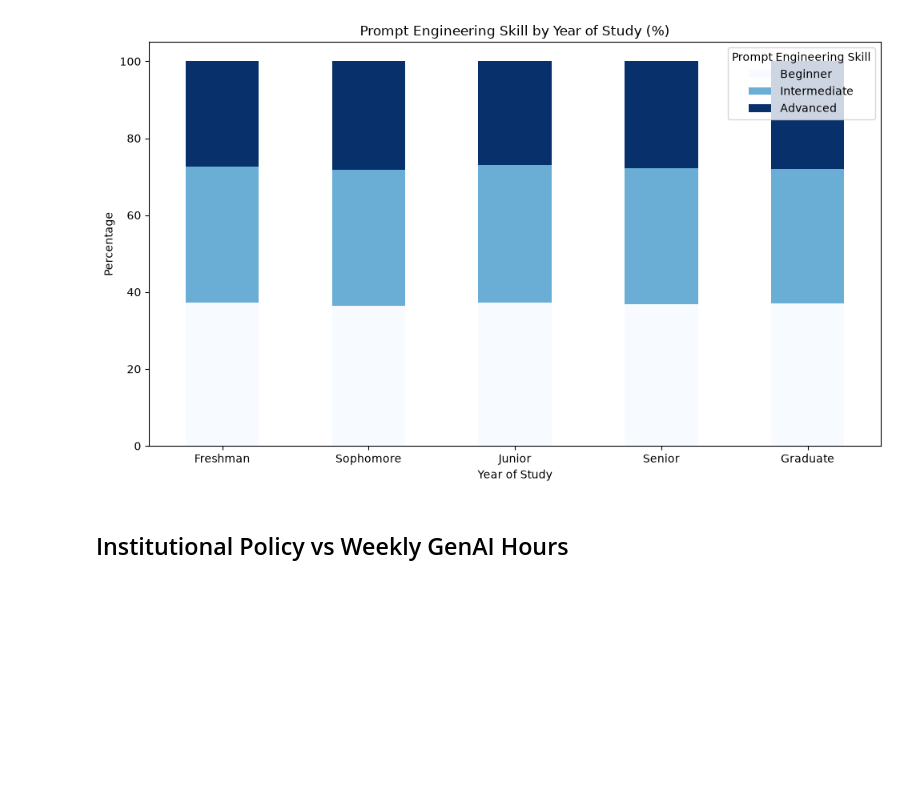
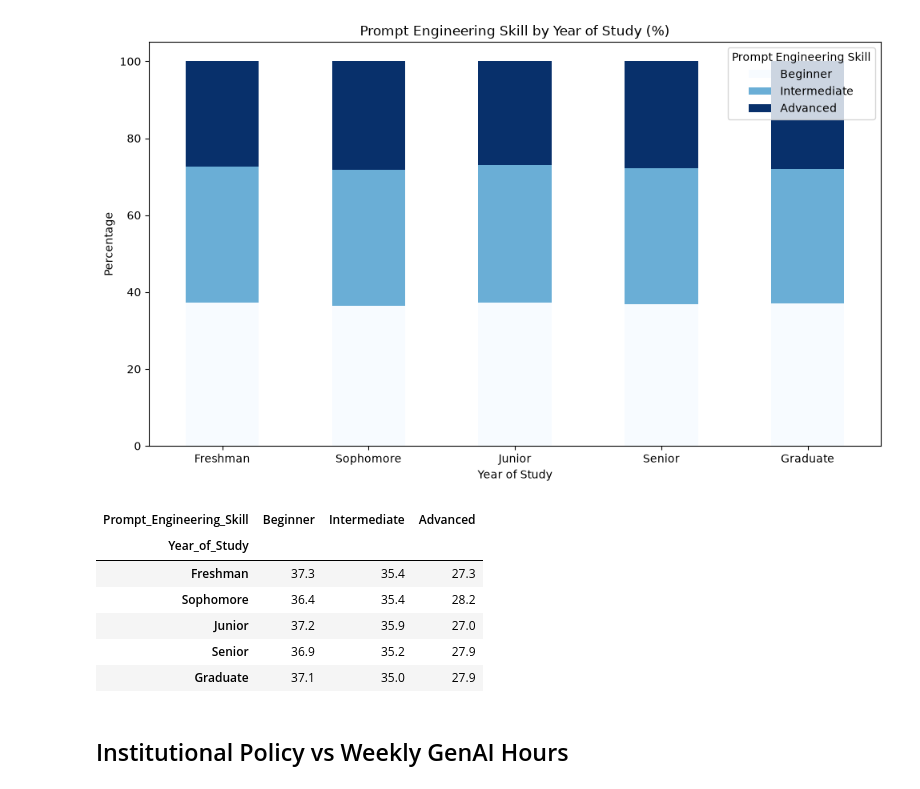
Before and after one commit to txxzd/Impact-Of-AI-on-Students-Analysis, a Jupyter notebook: data_analysis.ipynb, the cells around one changed output. Cells and saved outputs as stored; diff of their text form; code cells hidden in the pictures; blank space fills up the shorter version.

```diff
--- a/data_analysis.ipynb
+++ b/data_analysis.ipynb
@@ -311,6 +333,17 @@ plt.tight_layout()
 plt.show()
 # %% [output]
 [figure]
+# %%
+# Prompt engineering skill distribution (%) per year of study
+skill_by_year_pct.round(1)
+# %% [output]
+| Prompt_Engineering_Skill | Beginner | Intermediate | Advanced |
+| Year_of_Study |  |  |  |
+| Freshman | 37.3 | 35.4 | 27.3 |
+| Sophomore | 36.4 | 35.4 | 28.2 |
+| Junior | 37.2 | 35.9 | 27.0 |
+| Senior | 36.9 | 35.2 | 27.9 |
+| Graduate | 37.1 | 35.0 | 27.9 |
 # %% [markdown]
 ## Institutional Policy vs Weekly GenAI Hours
 # %%
```
Also changed, not shown: parts of 5 cells of this notebook.
